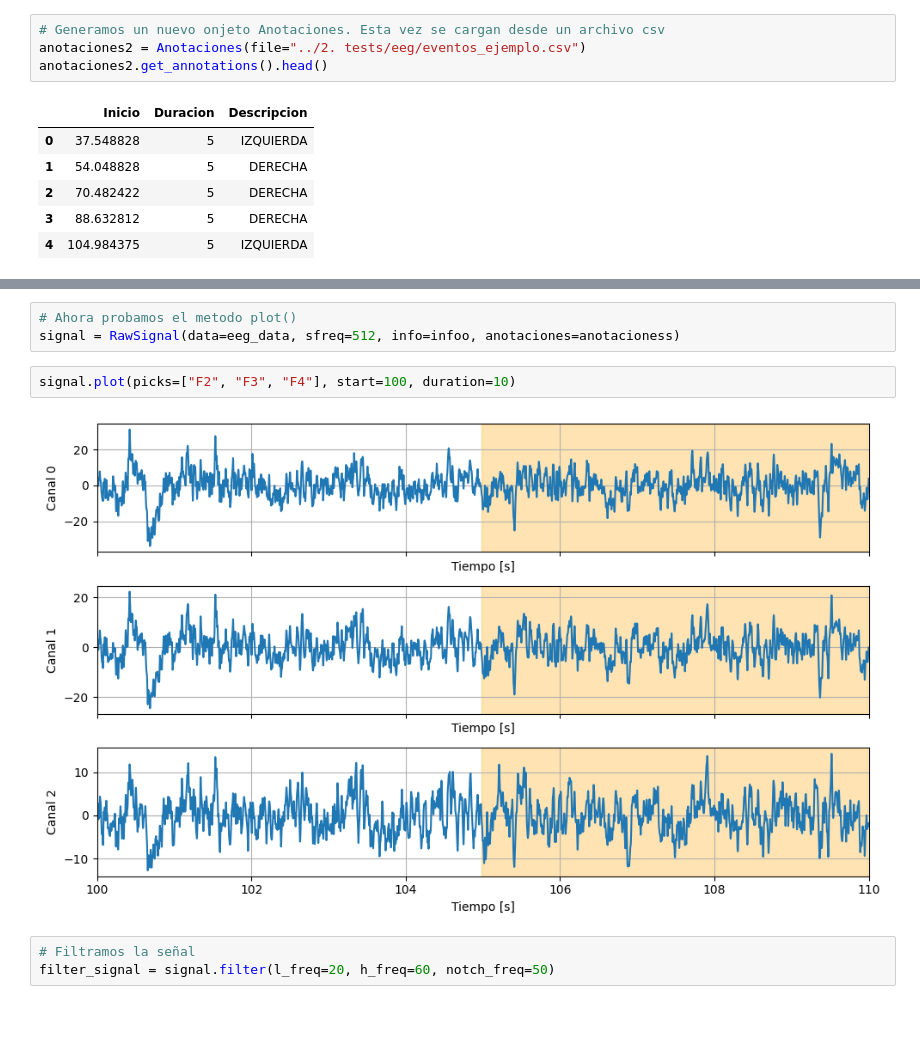
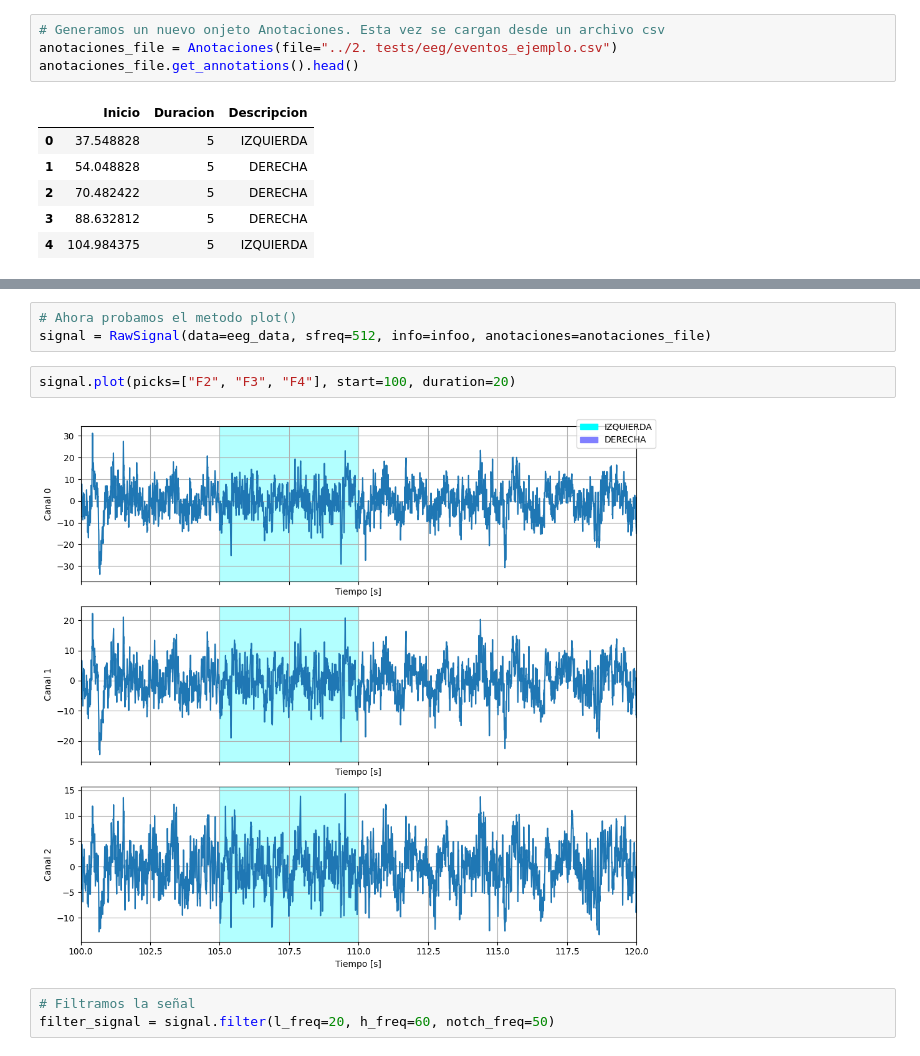
Before and after one commit to SrMichi19/TIF, a Jupyter notebook: 1. TIF/RawSignalV2.ipynb, the cells around one changed output, grey strips where cells are left out. Saved outputs shown, nothing was run; the diff lists cells and outputs as text; blank space fills up the shorter version.

```diff
--- a/1. TIF/RawSignalV2.ipynb
+++ b/1. TIF/RawSignalV2.ipynb
@@ -583,8 +610,8 @@ datos
 | Max | 24475.962891 | 20024.503906 | 20075.072266 | 35234.15625 |
 # %%
 # Generamos un nuevo onjeto Anotaciones. Esta vez se cargan desde un archivo csv
-anotaciones2 = Anotaciones(file="../2. tests/eeg/eventos_ejemplo.csv")
-anotaciones2.get_annotations().head()
+anotaciones_file = Anotaciones(file="../2. tests/eeg/eventos_ejemplo.csv")
+anotaciones_file.get_annotations().head()
 # %% [output]
 |  | Inicio | Duracion | Descripcion |
 | 0 | 37.548828 | 5 | IZQUIERDA |
@@ -620,10 +634,10 @@ anotacioness.get_annotations().head()
 # %%
 # Ahora probamos el metodo plot()
-signal = RawSignal(data=eeg_data, sfreq=512, info=infoo, anotaciones=anotacioness)
+signal = RawSignal(data=eeg_data, sfreq=512, info=infoo, anotaciones=anotaciones_file)
 # %%
-signal.plot(picks=["F2", "F3", "F4"], start=100, duration=10)
+signal.plot(picks=["F2", "F3", "F4"], start=100, duration=20)
 # %% [output]
-[figure, old version]
+[figure, new version]
 # %%
 # Filtramos la señal
 filter_signal = signal.filter(l_freq=20, h_freq=60, notch_freq=50)
```
Also changed, not shown: parts of 16 cells of this notebook, 2 other files.
